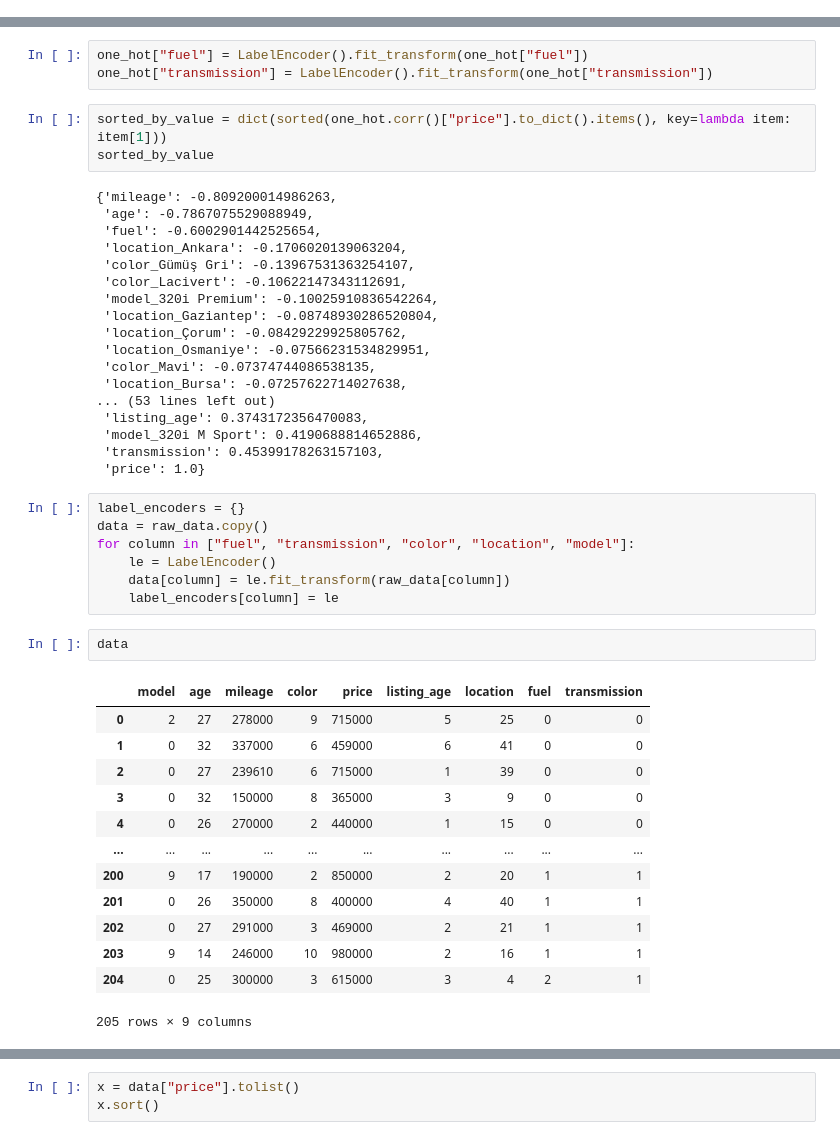
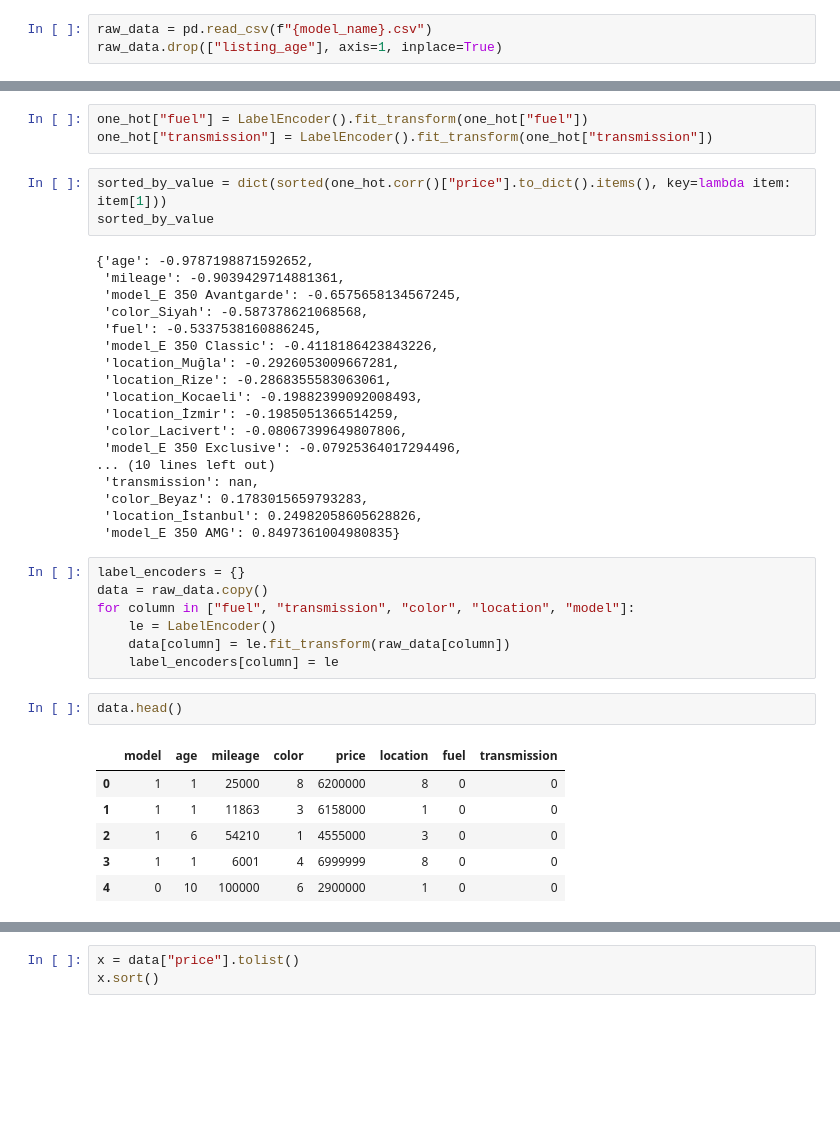
Before and after one commit to Adulescentes/sahibinden-data-analysis, a Jupyter notebook: visualization-regression.ipynb, the cells around one changed output, grey strips where cells are left out. Drawn from its saved outputs; the diff is of its cells as text; blank space fills up the shorter version.

```diff
--- a/visualization-regression.ipynb
+++ b/visualization-regression.ipynb
@@ -8,3 +9,6 @@ raw_data = pd.read_csv("new_dataset.csv")
+# %%
+raw_data = pd.read_csv(f"{model_name}.csv")
+raw_data.drop(["listing_age"], axis=1, inplace=True)
 # %%
 raw_data.head()
 # %% [output]
@@ -55,23 +48,23 @@ one_hot["transmission"] = LabelEncoder().fit_transform(one_hot["transmission"])
 sorted_by_value = dict(sorted(one_hot.corr()["price"].to_dict().items(), key=lambda item: item[1]))
 sorted_by_value
 # %% [output]
-{'mileage': -0.809200014986263,
- 'age': -0.7867075529088949,
- 'fuel': -0.6002901442525654,
- 'location_Ankara': -0.1706020139063204,
- 'color_Gümüş Gri': -0.13967531363254107,
- 'color_Lacivert': -0.10622147343112691,
- 'model_320i Premium': -0.10025910836542264,
- 'location_Gaziantep': -0.08748930286520804,
- 'location_Çorum': -0.08429229925805762,
- 'location_Osmaniye': -0.07566231534829951,
- 'color_Mavi': -0.07374744086538135,
- 'location_Bursa': -0.07257622714027638,
-... (53 lines left out)
- 'listing_age': 0.3743172356470083,
- 'model_320i M Sport': 0.4190688814652886,
- 'transmission': 0.45399178263157103,
- 'price': 1.0}
+{'age': -0.9787198871592652,
+ 'mileage': -0.9039429714881361,
+ 'model_E 350 Avantgarde': -0.6575658134567245,
+ 'color_Siyah': -0.587378621068568,
+ 'fuel': -0.5337538160886245,
+ 'model_E 350 Classic': -0.4118186423843226,
+ 'location_Muğla': -0.2926053009667281,
+ 'location_Rize': -0.2868355583063061,
+ 'location_Kocaeli': -0.19882399092008493,
+ 'location_İzmir': -0.1985051366514259,
+ 'color_Lacivert': -0.08067399649807806,
+ 'model_E 350 Exclusive': -0.07925364017294496,
+... (10 lines left out)
+ 'transmission': nan,
+ 'color_Beyaz': 0.1783015659793283,
+ 'location_İstanbul': 0.24982058605628826,
+ 'model_E 350 AMG': 0.8497361004980835}
 # %%
 label_encoders = {}
 data = raw_data.copy()
@@ -80,21 +73,14 @@ for column in ["fuel", "transmission", "color", "location", "model"]:
     data[column] = le.fit_transform(raw_data[column])
     label_encoders[column] = le
 # %%
-data
+data.head()
 # %% [output]
-|  | model | age | mileage | color | price | listing_age | location | fuel | transmission |
-| 0 | 2 | 27 | 278000 | 9 | 715000 | 5 | 25 | 0 | 0 |
-| 1 | 0 | 32 | 337000 | 6 | 459000 | 6 | 41 | 0 | 0 |
-| 2 | 0 | 27 | 239610 | 6 | 715000 | 1 | 39 | 0 | 0 |
-| 3 | 0 | 32 | 150000 | 8 | 365000 | 3 | 9 | 0 | 0 |
-| 4 | 0 | 26 | 270000 | 2 | 440000 | 1 | 15 | 0 | 0 |
-| ... | ... | ... | ... | ... | ... | ... | ... | ... | ... |
-| 200 | 9 | 17 | 190000 | 2 | 850000 | 2 | 20 | 1 | 1 |
-| 201 | 0 | 26 | 350000 | 8 | 400000 | 4 | 40 | 1 | 1 |
-| 202 | 0 | 27 | 291000 | 3 | 469000 | 2 | 21 | 1 | 1 |
-| 203 | 9 | 14 | 246000 | 10 | 980000 | 2 | 16 | 1 | 1 |
-| 204 | 0 | 25 | 300000 | 3 | 615000 | 3 | 4 | 2 | 1 |
+|  | model | age | mileage | color | price | location | fuel | transmission |
+| 0 | 1 | 1 | 25000 | 8 | 6200000 | 8 | 0 | 0 |
+| 1 | 1 | 1 | 11863 | 3 | 6158000 | 1 | 0 | 0 |
+| 2 | 1 | 6 | 54210 | 1 | 4555000 | 3 | 0 | 0 |
+| 3 | 1 | 1 | 6001 | 4 | 6999999 | 8 | 0 | 0 |
+| 4 | 0 | 10 | 100000 | 6 | 2900000 | 1 | 0 | 0 |
-205 rows × 9 columns
 # %%
 correlation_metrics = pd.DataFrame(data.corr()["price"]).sort_values(by="price")
 correlation_metrics
```
Also changed, not shown: parts of 16 cells of this notebook.
